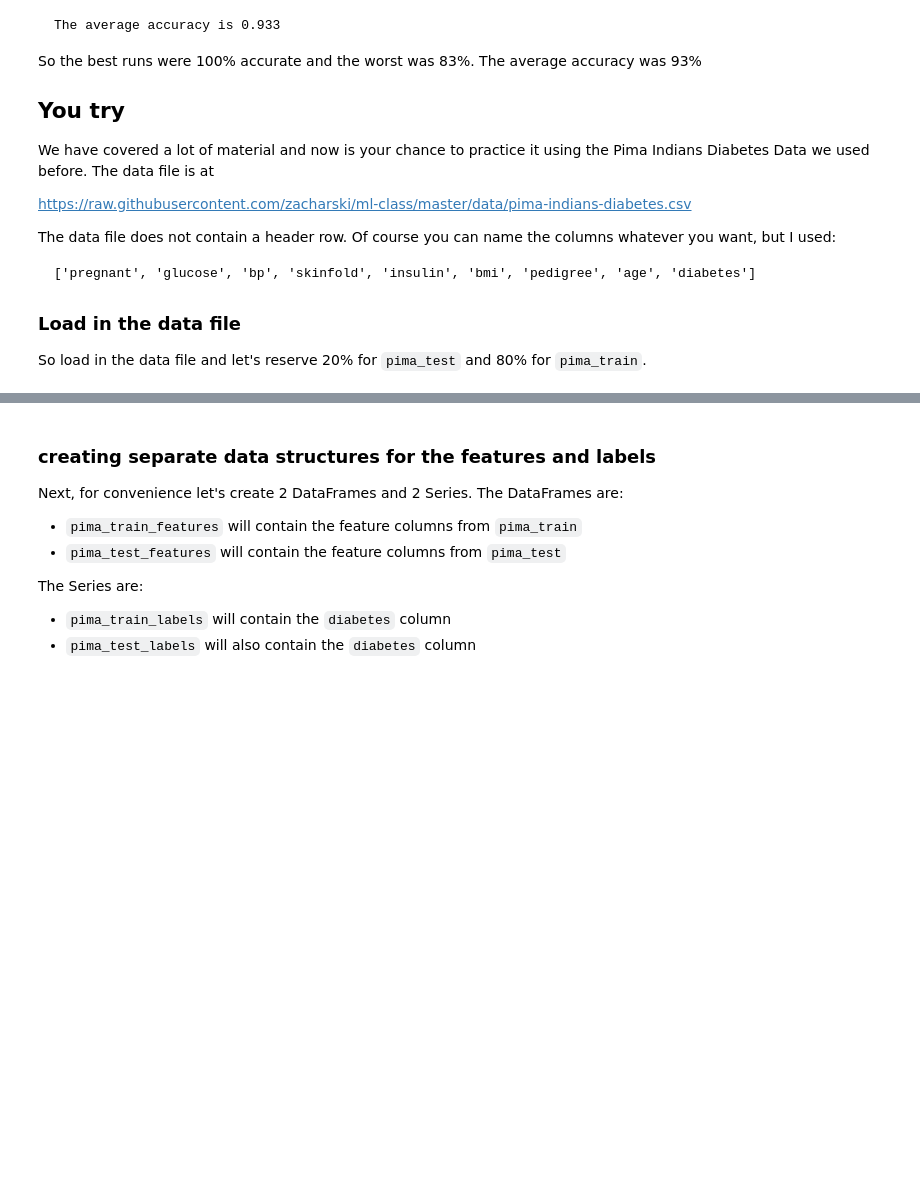
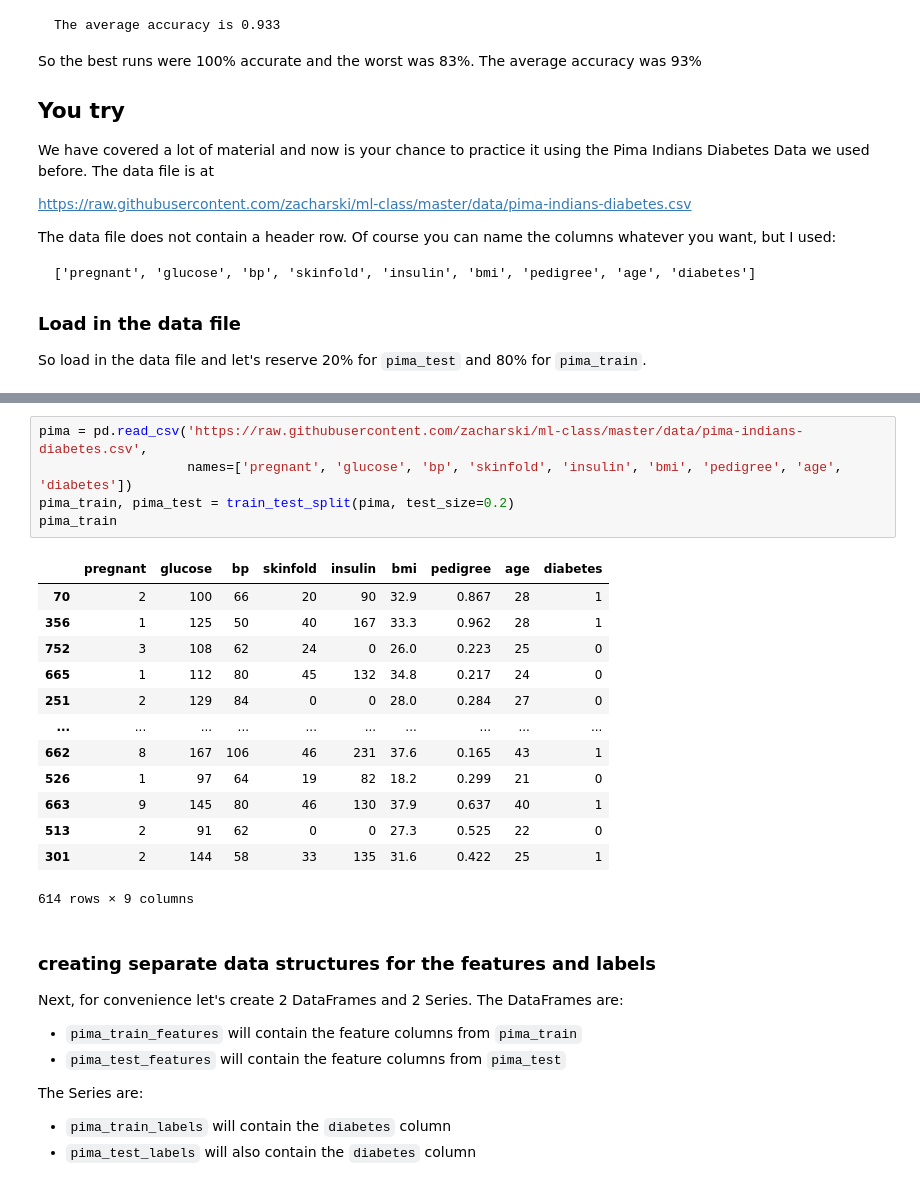
Before and after one commit to xpertdesh/ml-class21, a Jupyter notebook: labs/WorkingWithData.ipynb, the cells around one changed output, grey strips where cells are left out. Saved outputs shown, nothing was run; the diff lists cells and outputs as text; blank space fills up the shorter version.

```diff
--- a/labs/WorkingWithData.ipynb
+++ b/labs/WorkingWithData.ipynb
@@ -655,3 +645,22 @@ So load in the data file and let's reserve 20% for `pima_test` and 80% for `pima
+# %%
+pima = pd.read_csv('https://raw.githubusercontent.com/zacharski/ml-class/master/data/pima-indians-diabetes.csv',
+                   names=['pregnant', 'glucose', 'bp', 'skinfold', 'insulin', 'bmi', 'pedigree', 'age', 'diabetes'])
+pima_train, pima_test = train_test_split(pima, test_size=0.2)
+pima_train
+# %% [output]
+|  | pregnant | glucose | bp | skinfold | insulin | bmi | pedigree | age | diabetes |
+| 70 | 2 | 100 | 66 | 20 | 90 | 32.9 | 0.867 | 28 | 1 |
+| 356 | 1 | 125 | 50 | 40 | 167 | 33.3 | 0.962 | 28 | 1 |
+| 752 | 3 | 108 | 62 | 24 | 0 | 26.0 | 0.223 | 25 | 0 |
+| 665 | 1 | 112 | 80 | 45 | 132 | 34.8 | 0.217 | 24 | 0 |
+| 251 | 2 | 129 | 84 | 0 | 0 | 28.0 | 0.284 | 27 | 0 |
+| ... | ... | ... | ... | ... | ... | ... | ... | ... | ... |
+| 662 | 8 | 167 | 106 | 46 | 231 | 37.6 | 0.165 | 43 | 1 |
+| 526 | 1 | 97 | 64 | 19 | 82 | 18.2 | 0.299 | 21 | 0 |
+| 663 | 9 | 145 | 80 | 46 | 130 | 37.9 | 0.637 | 40 | 1 |
+| 513 | 2 | 91 | 62 | 0 | 0 | 27.3 | 0.525 | 22 | 0 |
+| 301 | 2 | 144 | 58 | 33 | 135 | 31.6 | 0.422 | 25 | 1 |
+614 rows × 9 columns
 # %% [markdown]
 ### creating separate data structures for the features and labels
 
```
Also changed, not shown: parts of 22 cells of this notebook.
